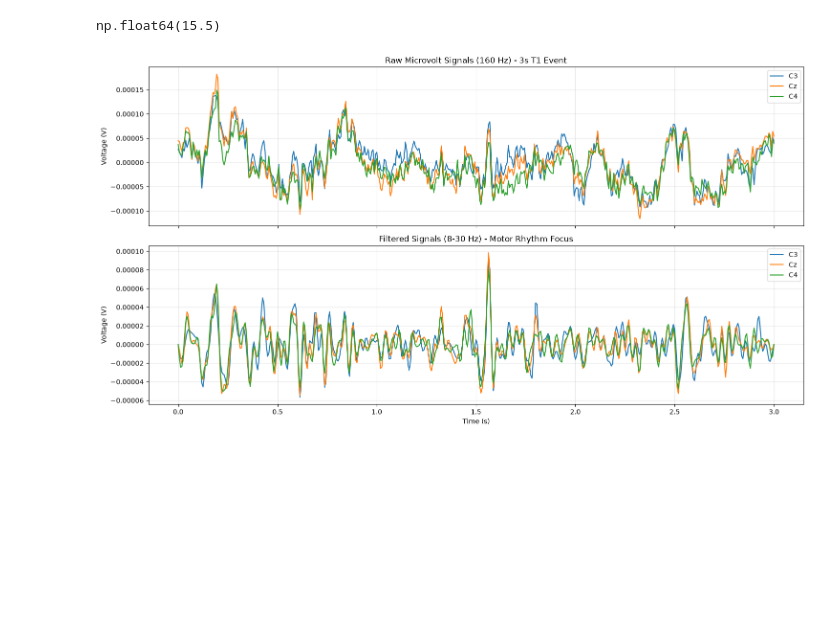
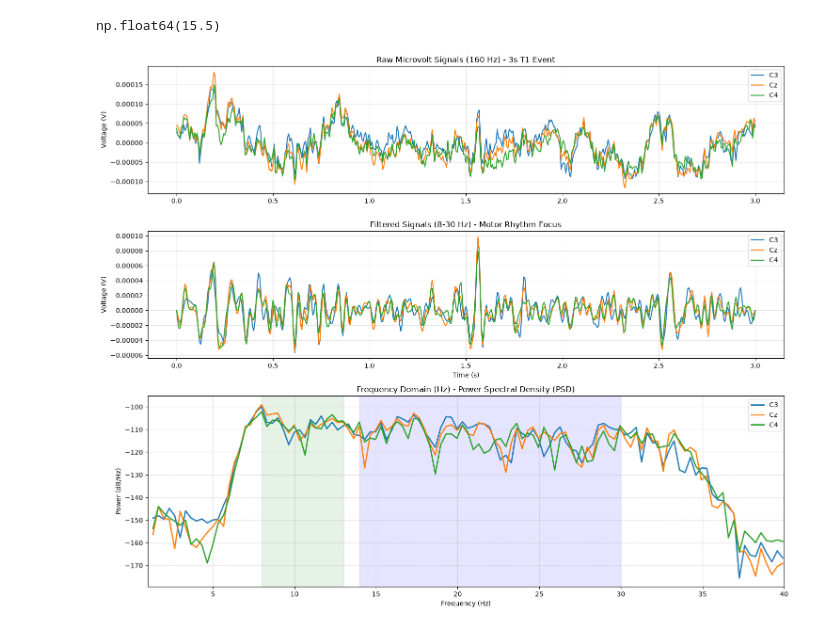
Before and after one commit to Alexvc23/Total-Perspective-Vortex, a Jupyter notebook: doc/test.ipynb, the cells around one changed output. Cells and saved outputs as stored; diff of their text form; code cells hidden in the pictures; blank space fills up the shorter version.

```diff
--- a/doc/test.ipynb
+++ b/doc/test.ipynb
@@ -130,7 +74,0 @@ edf_files
-# %%
-for f in  edf_files:
-    file_path = os.path.join(sub_dir, f)
-    # print(f.split("R")[1])
-    print(f.split("R")[1].split(".")[0])
-    # run_num = int(f.split("R")[1].split(".")[0])
-    # print(run_num)
@@ -155,11 +74,0 @@ event_id = {"T0": 1, "T1": 2, "T2": 3}
-# %%
-for f in edf_files:
-
-    file_path = os.path.join(sub_dir, f)
-
-    raw_header = mne.io.read_raw_edf(file_path, preload=False, verbose="ERROR")
-
-    events, _ = mne.events_from_annotations(raw_header, event_id=event_id,  verbose="ERROR")
-
-    print(f"File: {f}, Number of Events: {len(events)}")
-    print(f"time addition:{sum(events[:, 0])  }")
@@ -650,7 +436,6 @@ t_end
 # %% [output]
 np.float64(15.5)
 # %%
-
 # 2. Select relevant Motor Cortex channels
 picks = ['C3', 'Cz', 'C4']
 
@@ -661,36 +446,57 @@ raw_slice = raw.copy().pick(picks).crop(t_start, t_end)
     # fir_design='figwin' prevents distortion by using an special technique when filtering the signal.
 filtered_slice = raw_slice.copy().filter(8, 30, fir_design='firwin', verbose='ERROR')
 
-# 5. Create a comparison plot of the raw and filtered signals.
-fig, (ax1, ax2) = plt.subplots(2, 1, figsize=(15, 8), sharex=True)
+# 5. Create a comparison plot of the raw, filtered, and frequency domain signals.
+# We add a third panel (ax3) for the Frequency Domain (Hz)
+fig, (ax1, ax2, ax3) = plt.subplots(3, 1, figsize=(15, 12), gridspec_kw={'height_ratios': [1, 1, 1.5]})
 
 # Plot Raw
     # *  Plot each channel
 for i, ch in enumerate(picks):
     # * on x axis represents the time stamps of the raw EEG data for each channel (C3, Cz, C4) over the 3-second snapshot.
     # * on y axis we show the voltage values of the raw EEG data for each channel (C3, Cz, C4) over the 3-second snapshot.
     ax1.plot(raw_slice.times, raw_slice.get_data()[i], label=ch)
 ax1.set_title(f"Raw Microvolt Signals (160 Hz) - 3s T1 Event")
 ax1.set_ylabel("Voltage (V)")
 ax1.legend(loc='upper right')
 ax1.grid(True, alpha=0.3)
 
 
 # Plot Filtered
 for i, ch in enumerate(picks):
     # * on x axis represents the time stamps of the raw EEG data for each channel (C3, Cz, C4) over the 3-second snapshot.
     # * on y axis we show the voltage values of the raw EEG data for each channel (C3, Cz, C4) over the 3-second snapshot.
     ax2.plot(filtered_slice.times, filtered_slice.get_data()[i], label=ch)
 ax2.set_title(f"Filtered Signals (8-30 Hz) - Motor Rhythm Focus")
 ax2.set_ylabel("Voltage (V)")
 ax2.set_xlabel("Time (s)")
 ax2.legend(loc='upper right')
 ax2.grid(True, alpha=0.3)
 
+# --- NEW: Plot Frequency Domain (Hz) ---
+# We compute the PSD for the filtered slice to see the specific rhythms
+psd = filtered_slice.compute_psd(fmin=1.0, fmax=40.0)
+psds, freqs = psd.get_data(return_freqs=True)
+
+for i, ch in enumerate(picks):
+    # Convert power to Decibels (dB) for better visualization of peaks
+    ax3.plot(freqs, 10 * np.log10(psds[i]), label=ch, linewidth=2)
+
+ax3.set_title("Frequency Domain (Hz) - Power Spectral Density (PSD)")
+ax3.set_ylabel("Power (dB/Hz)")
+ax3.set_xlabel("Frequency (Hz)")
+ax3.set_xlim(1, 40)
+ax3.legend(loc='upper right')
+ax3.grid(True, which='both', linestyle='--', alpha=0.5)
+
+# Highlight the Mu (8-13Hz) and Beta (14-30Hz) bands
+ax3.axvspan(8, 13, color='green', alpha=0.1, label='Mu Band')
+ax3.axvspan(14, 30, color='blue', alpha=0.1, label='Beta Band')
+
 plt.tight_layout()
 plt.show()
 # %% [output]
-[figure, old version]
+[figure, new version]
 # %%
 
 print(f"Snapshot Details:")
```
Also changed, not shown: parts of 48 cells of this notebook, 1 other file.
